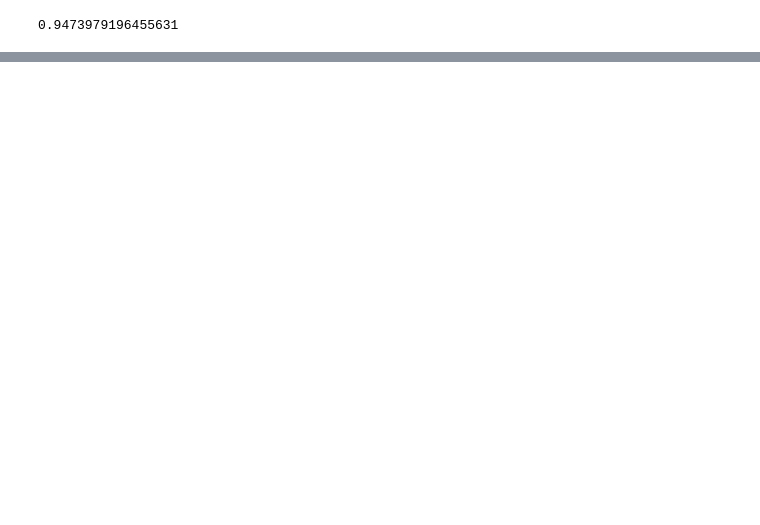
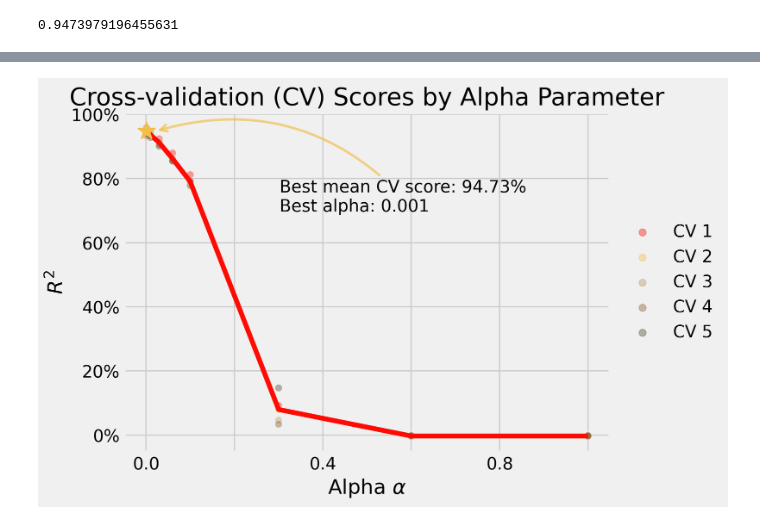
Before and after one commit to nikita-agrawal/Ames-Housing-Analysis, a Jupyter notebook: Hayden/lasso_final.ipynb, the cells around one changed output, grey strips where cells are left out. Saved outputs shown, nothing was run; the diff lists cells and outputs as text; code cells hidden in the pictures; blank space fills up the shorter version.

Commit message:
added final lasso with graphs

```diff
--- a/Hayden/lasso_final.ipynb
+++ b/Hayden/lasso_final.ipynb
@@ -53,11 +57,10 @@ num_cols = train.select_dtypes(['float64','int64']).columns.to_list()
 num_cols.remove('SalePrice')
 num_cols.remove('PID')
 
-clf, transformer, scaler = helper.lasso_grid_cv(train,cat_feats,
-                  starting_alphas_=[.001],
-#                                                 [0.0001, 0.0003, 0.0006, 0.001,
-#                                     0.003, 0.006, 0.01, 0.03, 0.06, 0.1,
-#                                     0.3, 0.6, 1],
+clf, transformer, scaler, clf_old = helper.lasso_grid_cv(train, cat_feats,
+                  starting_alphas_= [0.0001, 0.0003, 0.0006, 0.001,
+                                    0.003, 0.006, 0.01, 0.03, 0.06, 0.1,
+                                    0.3, 0.6, 1],
                   n_jobs_ = -1,
                   cv_ = 5
                                                )
@@ -132,0 +164,11 @@ list(test.columns)
+# %%
+cv_old_df = pd.DataFrame({'alpha':clf_old.cv_results_['param_alpha'].data,
+                     'mean_test_score':clf_old.cv_results_['mean_test_score'],
+                      'split0_test_score':clf_old.cv_results_['split0_test_score'],
+                      'split1_test_score':clf_old.cv_results_['split1_test_score'],
+                      'split2_test_score':clf_old.cv_results_['split2_test_score'],
+                      'split3_test_score':clf_old.cv_results_['split3_test_score'],
+                      'split4_test_score':clf_old.cv_results_['split4_test_score'],
+
+                     })
+cv_old_df
@@ -132,0 +220,40 @@ list(test.columns)
+# %%
+fig, ax = plt.subplots()
+graph_df = cv_old_df
+graph_df.columns = ['alpha', 'mean_test_score', 'CV 1', 'CV 2',
+       'CV 3', 'CV 4', 'CV 5']
+graph_df = pd.melt(graph_df,id_vars='alpha',value_vars=['CV 1', 'CV 2',
+       'CV 3', 'CV 4', 'CV 5'],)
+g_dot = sns.scatterplot(data = graph_df,x = 'alpha',y = 'value',ax=ax,hue='variable',alpha=.4,
+                       )
+g_line = sns.lineplot(data = cv_old_df,x = 'alpha',y = 'mean_test_score',ax=ax,
+                     )
+
+sns.move_legend(g_line,loc='center left', bbox_to_anchor=(1, .5),frameon=False)
+for lh in g_dot.legend_.legendHandles:
+    lh.set_alpha(.4)
+
+best_alpha = clf_old.best_params_['alpha']
+best_score = clf_old.best_score_
+
+plt.plot(best_alpha,best_score,marker='*', markersize=15, color=colors[1])
+plt.annotate(text="Best mean CV score: {:.2%}\nBest alpha: {:.2}".format(best_score,best_alpha),
+             xy=(best_alpha+.02, best_score), xycoords='data',
+             xytext=(best_alpha+.3009,best_score-.25), textcoords='data',
+             arrowprops=dict(arrowstyle="->",
+                             color=colors[1],
+                             lw=2,
+                             alpha = .65,
+                             connectionstyle="arc3,rad=0.3"),
+            )
+
+ax.yaxis.set_major_formatter(mtick.PercentFormatter(1.0))
+for label in ax.xaxis.get_ticklabels()[::2]:
+    label.set_visible(False)
+
+plt.title('Cross-validation (CV) Scores by Alpha Parameter')
+plt.xlabel(r'Alpha $\alpha$')
+plt.ylabel(r'$R^2$')
+plt.show()
+# %% [output]
+[figure, added]
```
Also changed, not shown: parts of 17 cells of this notebook, 1 other file.
